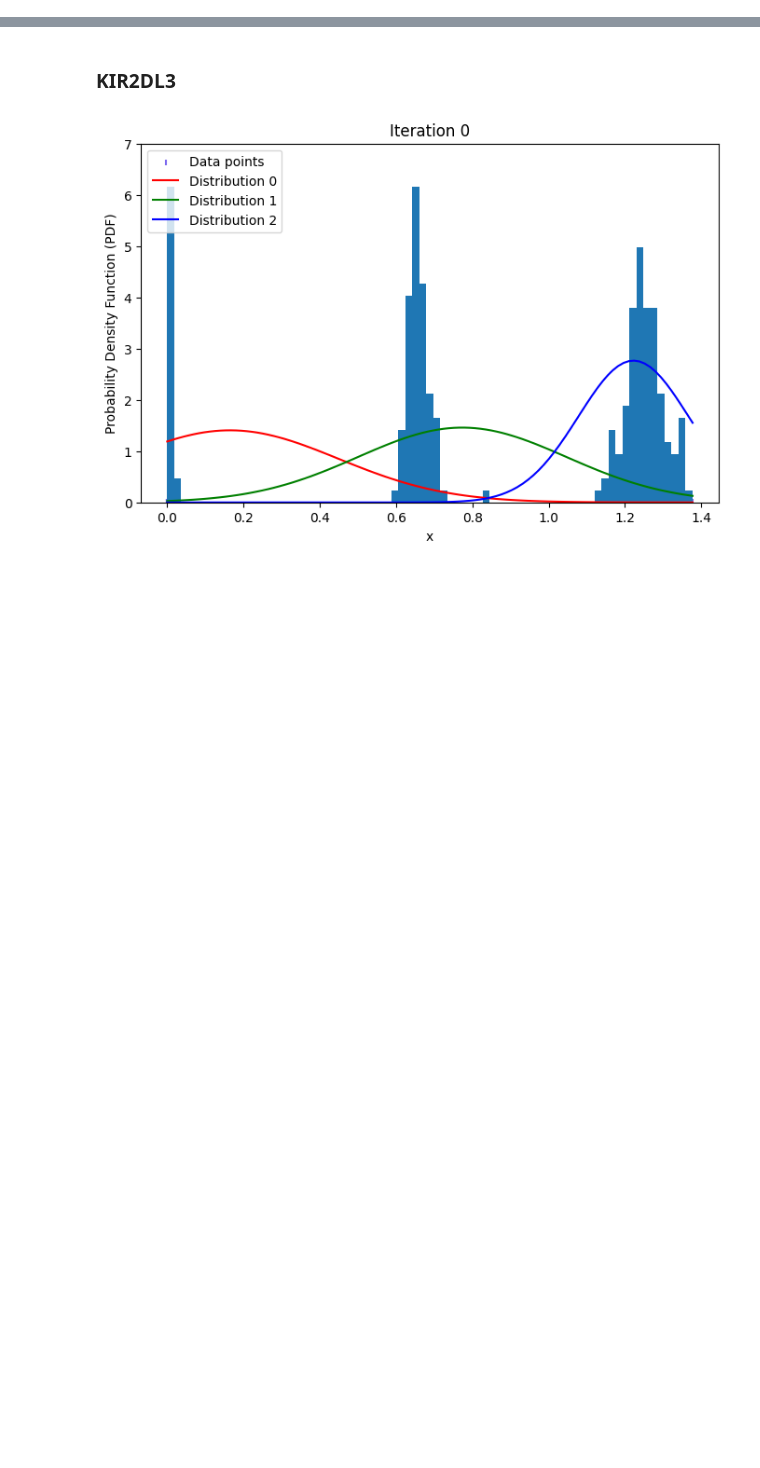
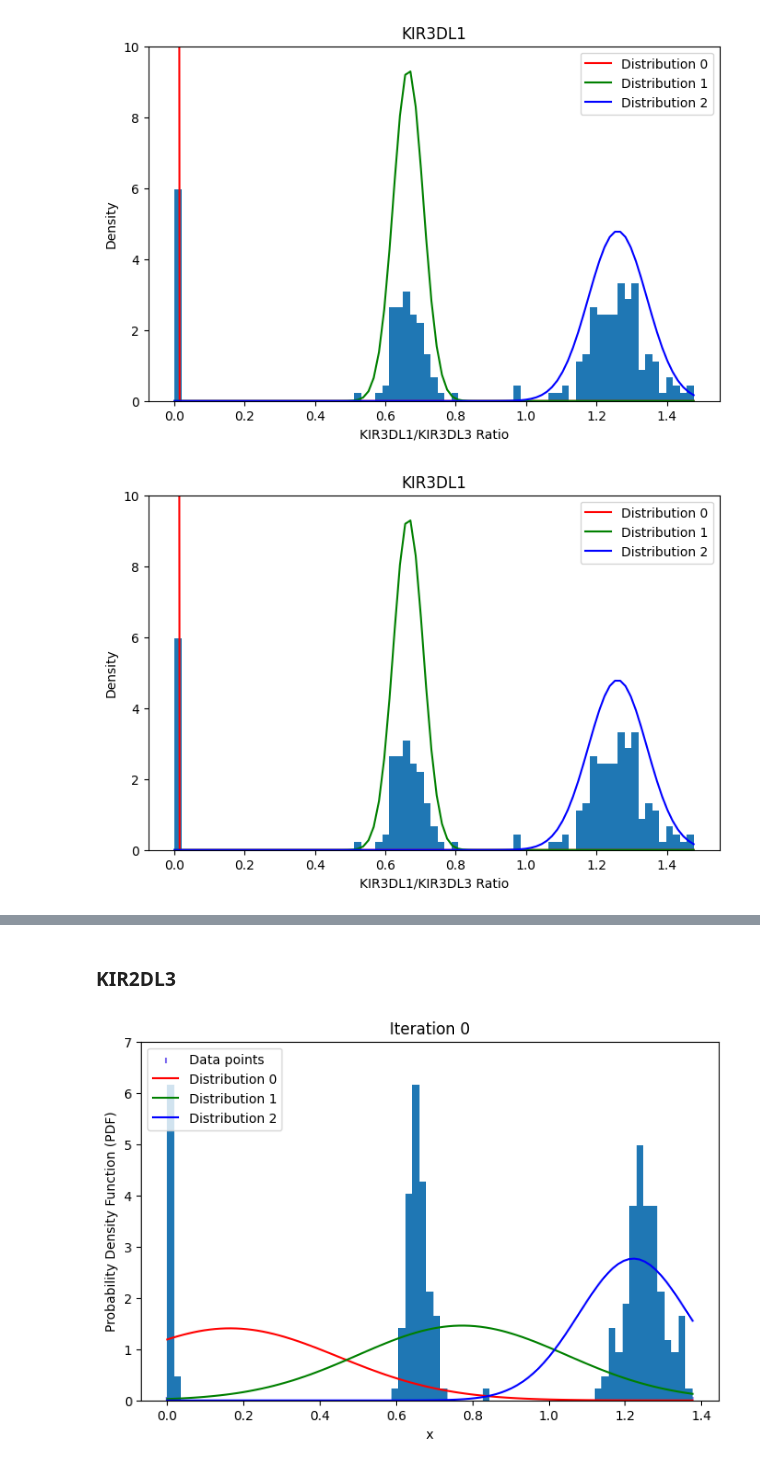
Before and after one commit to devitahalim/scie30001-project, a Jupyter notebook: functions/KIRExample.ipynb, the cells around one changed output, grey strips where cells are left out. Cells and saved outputs as stored; diff of their text form; code cells hidden in the pictures; blank space fills up the shorter version.

```diff
--- a/functions/KIRExample.ipynb
+++ b/functions/KIRExample.ipynb
@@ -8,0 +23,7 @@ B=pd.read_csv('/Users/devitahalim/SCIE30001_Project/GMM/locusRatioFrame.csv')
+# %%
+em_KIR3DL1,pxj_KIR3DL1=gauss.EMGMM_varconstraint(KIR3DL1,3,[])
+
+gauss.PlotGMM(KIR3DL1,em_KIR3DL1,10,[],'KIR3DL1',10,[],[])
+# %% [output]
+[figure, added]
+[figure, added]
```
Also changed, not shown: parts of 4 cells of this notebook, 1 other file.
